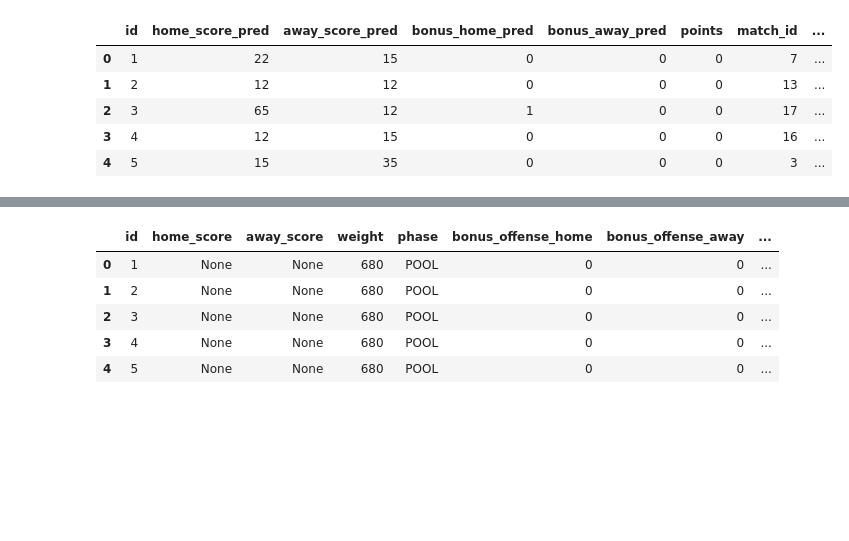
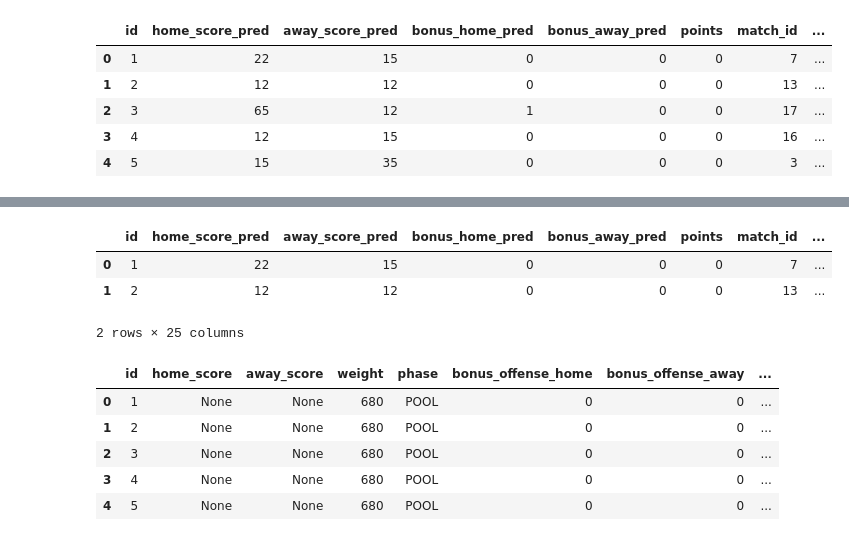
Before and after one commit to Xavcpr/App_prono_rugby, a Jupyter notebook: core/notebooks/dataviz_pronos.ipynb, the cells around one changed output, grey strips where cells are left out. Cells and saved outputs as stored; diff of their text form; code cells hidden in the pictures; blank space fills up the shorter version.

```diff
--- a/core/notebooks/dataviz_pronos.ipynb
+++ b/core/notebooks/dataviz_pronos.ipynb
@@ -241,0 +250,8 @@ df_core_prediction.head()
+# %%
+df_match_pred_join_join = pd.read_sql("SELECT * FROM core_prediction cpr JOIN core_player cpl ON cpl.id = cpr.player_id JOIN core_match cm ON cm.id = cpr.match_id;", conn_dl)
+df_match_pred_join_join.head(2)
+# %% [output]
+|  | id | home_score_pred | away_score_pred | bonus_home_pred | bonus_away_pred | points | match_id | ... |
+| 0 | 1 | 22 | 15 | 0 | 0 | 0 | 7 | ... |
+| 1 | 2 | 12 | 12 | 0 | 0 | 0 | 13 | ... |
+2 rows × 25 columns
```
Also changed, not shown: parts of 5 cells of this notebook, 1 other file.
